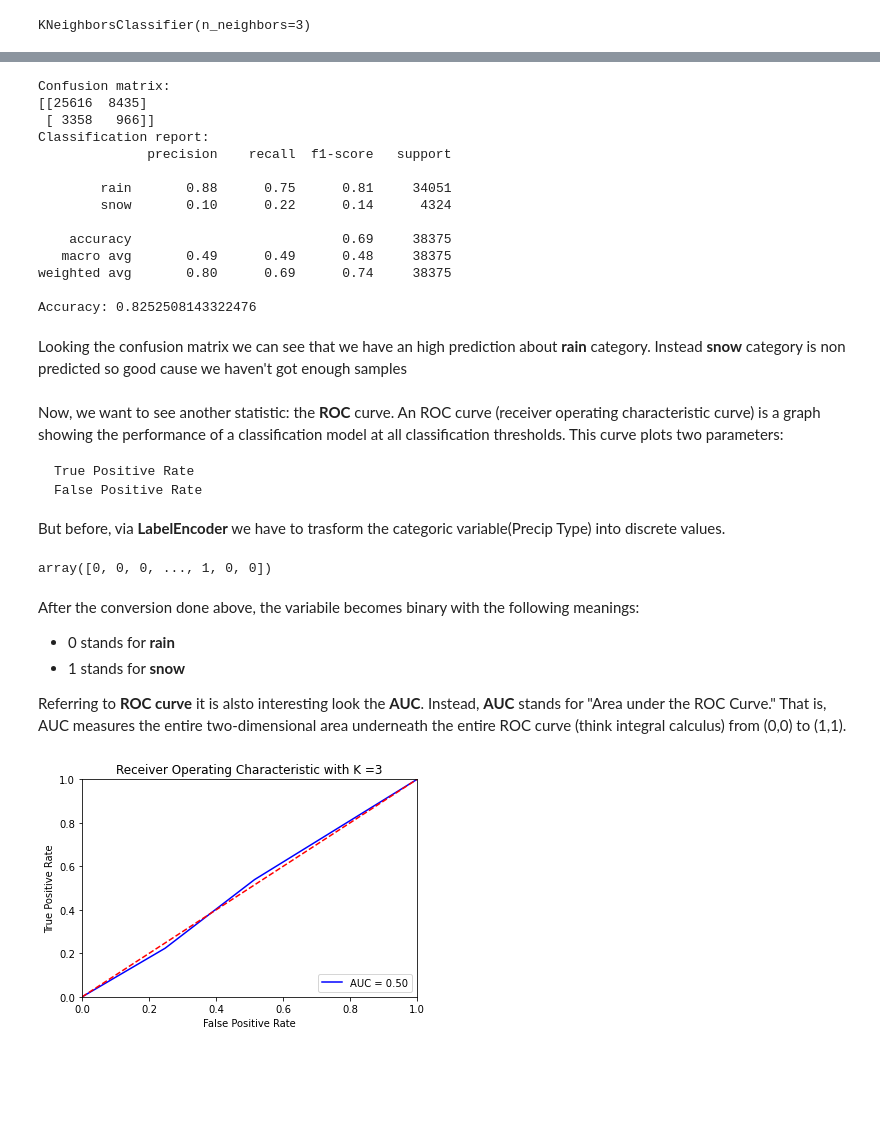
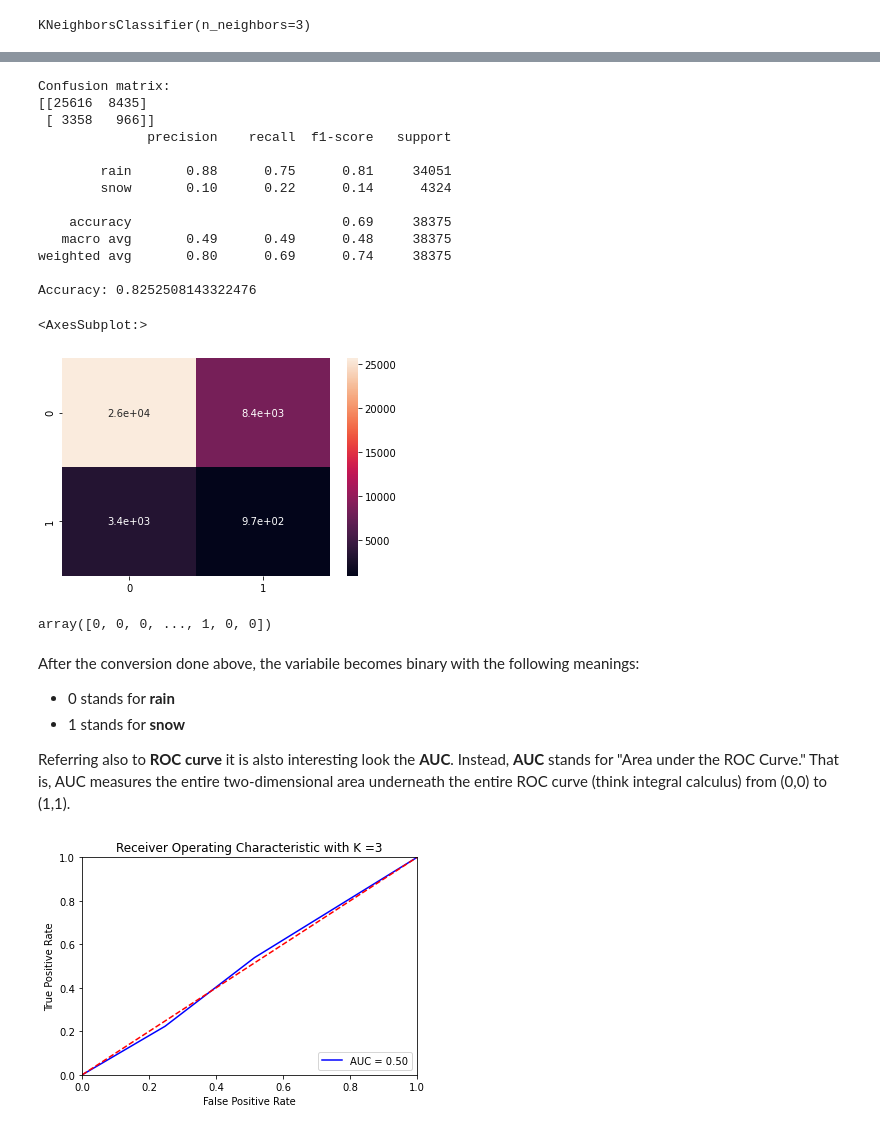
Before and after one commit to nikgreg99/weather-analysis-machine-learning, a Jupyter notebook: Machine Learning - SUPSI.ipynb, the cells around one changed output, grey strips where cells are left out. Drawn from its saved outputs; the diff is of its cells as text; code cells hidden in the pictures; blank space fills up the shorter version.

```diff
--- a/Weather Forecast - en.ipynb
+++ b/Machine Learning - SUPSI.ipynb
@@ -468,15 +472,14 @@ yWeatherPredicted = weatherClassifier.predict(xTest)
 # %%
 #Printing some statistic like Confusion Matrix and a Classification Report
+cf = confusion_matrix(yTest,yWeatherPredicted)
 print("Confusion matrix: ")
-print(confusion_matrix(yTest,yWeatherPredicted))
-print("Classification report: ")
+print(cf)
 print(classification_report(yTest,yWeatherPredicted))
 print(f"Accuracy: {weatherClassifier.score(xTestScaled,yTest)}")
 # %% [output]
 Confusion matrix:
 [[25616  8435]
  [ 3358   966]]
-Classification report:
               precision    recall  f1-score   support
 
         rain       0.88      0.75      0.81     34051
@@ -487,14 +490,11 @@ Classification report:
 weighted avg       0.80      0.69      0.74     38375
 
 Accuracy: 0.8252508143322476
-# %% [markdown]
-Looking the confusion matrix we can see that we have an high prediction about  **rain** category. Instead **snow** category is non predicted so good cause we haven't got enough samples
-# %% [markdown]
-Now, we want to see another statistic: the **ROC** curve. An ROC curve (receiver operating characteristic curve) is a graph showing the performance of a classification model at all classification thresholds. This curve plots two parameters:
-
-    True Positive Rate
-    False Positive Rate
-But before, via **LabelEncoder** we have to trasform the categoric variable(Precip Type) into discrete values.
+# %%
+sns.heatmap(cf, annot = True)
+# %% [output]
+<AxesSubplot:>
+[figure, added]
 # %%
 le = LabelEncoder()
 yTestDiscreteValues = le.fit_transform(yTest)
@@ -506,7 +506,7 @@ After the conversion done above, the variabile becomes binary with the following
 - 0 stands for **rain**
 - 1 stands for **snow**
 
-Referring to **ROC curve** it is alsto interesting look the **AUC**.
+Referring also to **ROC curve** it is alsto interesting look the **AUC**.
 Instead, **AUC** stands for "Area under the ROC Curve." That is, AUC measures the entire two-dimensional area underneath the entire ROC curve (think integral calculus) from (0,0) to (1,1).
 # %%
 #Compute ROC and AUC
```
Also changed, not shown: parts of 38 cells of this notebook, 3 other files.
